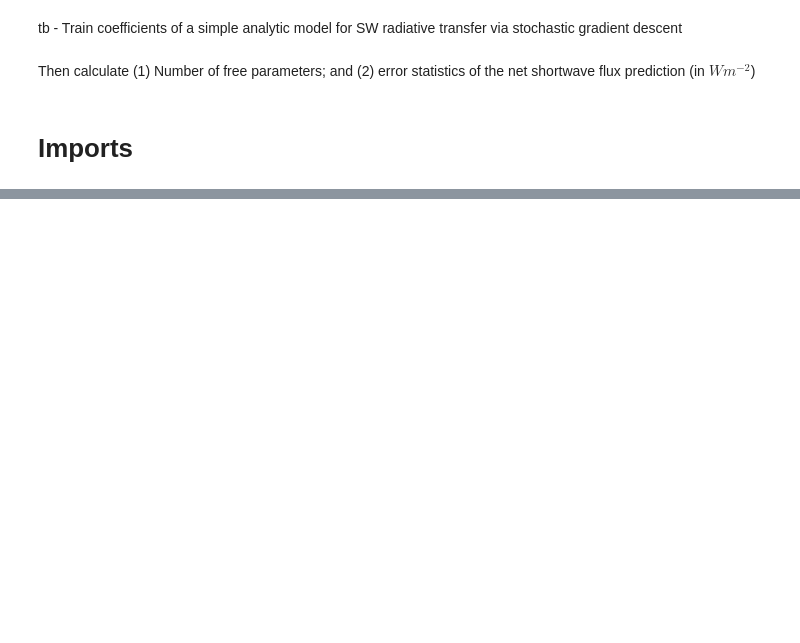
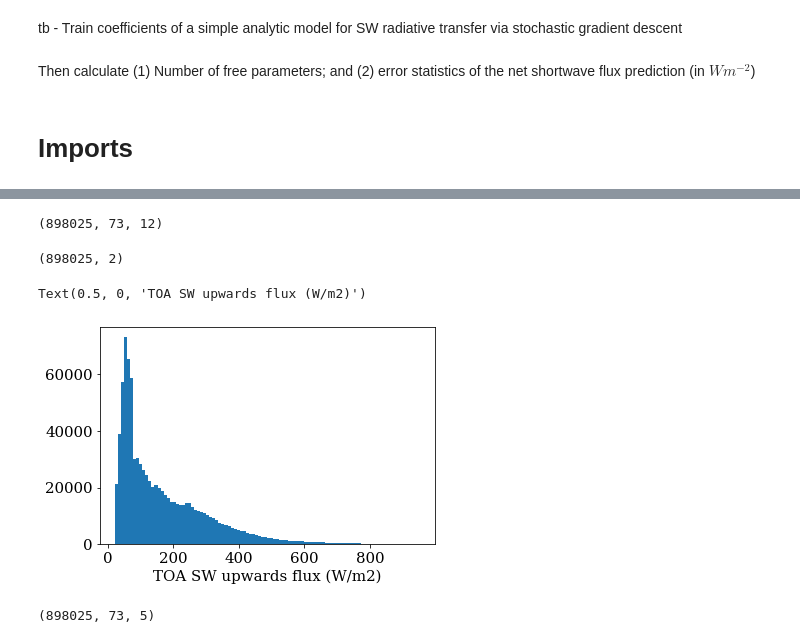
Before and after one commit to tbeucler/ml4rt, a Jupyter notebook: notebooks_tbeucler/02_Train_very_simple_model_SW.ipynb, the cells around one changed output, grey strips where cells are left out. Cells and saved outputs as stored; diff of their text form; code cells hidden in the pictures; blank space fills up the shorter version.

```diff
--- a/notebooks_tbeucler/02_Train_very_simple_model_SW.ipynb
+++ b/notebooks_tbeucler/02_Train_very_simple_model_SW.ipynb
@@ -20,0 +23,10 @@ read_file
+# %%
+fz = 15
+lw = 4
+siz = 100
+
+plt.rc('text', usetex=False)
+mpl.rcParams['mathtext.fontset'] = 'stix'
+mpl.rcParams['font.family'] = 'STIXGeneral'
+plt.rc('font', family='serif', size=fz)
+mpl.rcParams['lines.linewidth'] = lw
@@ -111,0 +93,2 @@ data_generator
+# %%
+data2018 = xr.open_dataset('/work/FAC/FGSE/IDYST/tbeucler/default/tbeucler/2021_Ryan_Lagerquist_SW/non_tropical_sites/learning_examples_2018.nc')
@@ -111,0 +131,4 @@ data_generator
+# %%
+data2018['vector_predictor_matrix'].shape
+# %% [output]
+(898025, 73, 12)
@@ -111,0 +138,14 @@ data_generator
+# %%
+data2018['scalar_target_matrix'].shape
+# %% [output]
+(898025, 2)
+# %%
+plt.hist(data2018['scalar_target_matrix'][:,1].values.flatten(),bins=100);
+plt.xlabel('TOA SW upwards flux (W/m2)')
+# %% [output]
+Text(0.5, 0, 'TOA SW upwards flux (W/m2)')
+[figure, added]
+# %%
+data2018['vector_target_matrix'].shape
+# %% [output]
+(898025, 73, 5)
```
Also changed, not shown: parts of 85 cells of this notebook, 2 other files.
